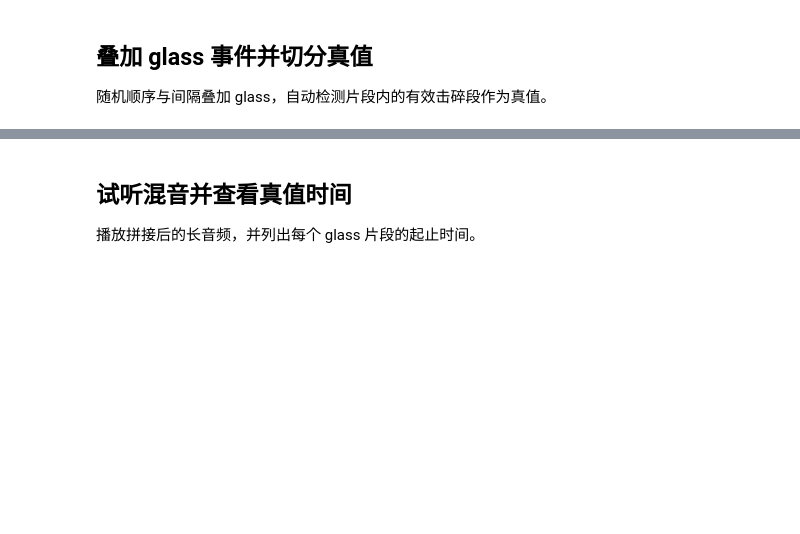
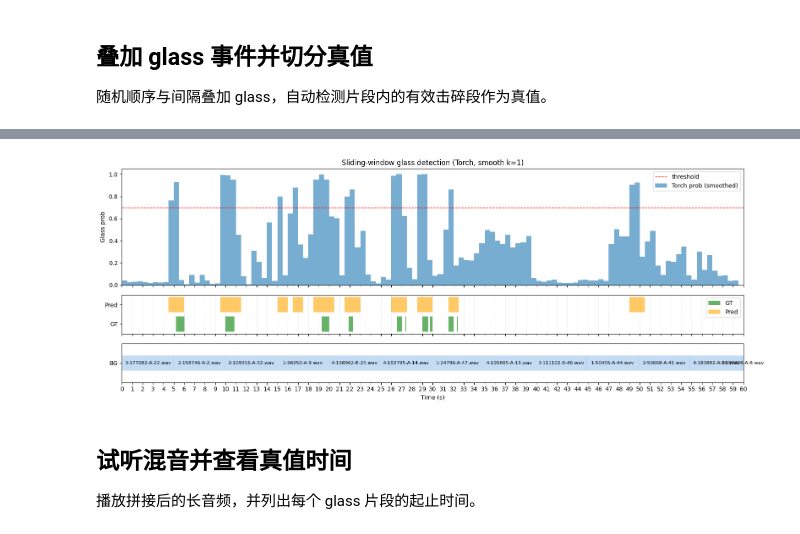
Before and after one commit to DaisioSK/ECS-DOT-Audio, a Jupyter notebook: case_study.ipynb, the cells around one changed output, grey strips where cells are left out. Saved outputs shown, nothing was run; the diff lists cells and outputs as text; code cells hidden in the pictures; blank space fills up the shorter version.

```diff
--- a/case_study.ipynb
+++ b/case_study.ipynb
@@ -158,0 +182,20 @@ GT | glass_ext_01 | 30.36-30.59s, SNR=8.6dB
+# %%
+device = torch.device("cuda" if torch.cuda.is_available() else "cpu")
+ckpt_path = Path("cache/experiments/tinyglassnet_best.pt")
+onnx_path = Path("cache/experiments/tinyglassnet_best.onnx")
+
+model, _ = load_torch_checkpoint(ckpt_path, device=device)
+torch_probs, _ = predict_glass_probs(batch, spans, model=model, device=device)
+
+torch_probs_smooth = smooth_probabilities(torch_probs, kernel_size=SMOOTH_K)
+
+onnx_probs = None
+max_delta = None
+if onnx_path.exists():
+    onnx_sess = create_onnx_session(onnx_path)
+    onnx_probs, _ = predict_glass_probs(batch, spans, session=onnx_sess, device="cpu")
+    max_delta = float(np.max(np.abs(np.array(torch_probs) - np.array(onnx_probs))))
+
+print(f"Torch probs range: {min(torch_probs):.3f}–{max(torch_probs):.3f} (smooth k={SMOOTH_K})")
+if onnx_probs is not None:
+    print(f"ONNX probs range: {min(onnx_probs):.3f}–{max(onnx_probs):.3f}, max delta {max_delta:.4f}")
@@ -159,3 +258,64 @@ GT | glass_ext_01 | 30.36-30.59s, SNR=8.6dB
+# %%
+import matplotlib.pyplot as plt
+import librosa
+import numpy as np
+
+starts = [s for s, _ in spans]
+fig, axes = plt.subplots(
+    3, 1, figsize=(16, 6), gridspec_kw={'height_ratios': [3, 1, 1]}, sharex=True
+)
+ax = axes[0]
+ax.bar(starts, torch_probs_smooth, width=WINDOW_HOP, align="edge", alpha=0.6, label="Torch prob (smoothed)")
+ax.axhline(THRESHOLD, color="red", linestyle="--", linewidth=1, label="threshold")
+ax.set_ylabel("Glass prob")
+ax.set_title(f"Sliding-window glass detection (Torch, smooth k={SMOOTH_K})")
+ax.legend(loc="upper right")
+ax.set_ylim(0, 1.05)
+
+# Timeline subplot for GT/Pred
+ax_t = axes[1]
+pred_spans = [(ev["start"], ev["end"] - ev["start"]) for ev in pred_events]
+gt_spans = [(ev.start, ev.end - ev.start) for ev in gt_events]
+ax_t.broken_barh(gt_spans, (0.05, 0.4), facecolors="green", alpha=0.6, label="GT")
+ax_t.broken_barh(pred_spans, (0.55, 0.4), facecolors="orange", alpha=0.6, label="Pred")
+ax_t.set_ylim(0, 1)
+ax_t.set_yticks([0.25, 0.75])
+ax_t.set_yticklabels(["GT", "Pred"])
+ax_t.grid(True, axis="x", linestyle=":", alpha=0.4)
+ax_t.legend(loc="upper right")
+
+# Background track timeline
+ax_b = axes[2]
+bg_spans = []
+cursor = 0.0
+crossfade_s = CROSSFADE_MS / 1000.0
+bed_limit = len(background_bed) / SR
+for spec in background_specs:
+    y, _ = librosa.load(spec.path, sr=SR)
+    dur = len(y) / SR
+    start = cursor
+    end = start + dur
+    if start >= bed_limit:
+        break
+    bg_spans.append((start, min(dur, bed_limit - start), spec.path.name))
+    cursor = end - crossfade_s
+
+for (start, dur, name) in bg_spans:
+    ax_b.broken_barh([(start, dur)], (0.3, 0.4), facecolors="#aaccee", alpha=0.7)
+    ax_b.text(start + dur / 2, 0.5, name, ha='center', va='center', fontsize=8)
+ax_b.set_ylim(0, 1)
+ax_b.set_yticks([0.5])
+ax_b.set_yticklabels(["BG"])
+ax_b.set_xlabel("Time (s)")
+max_time = spans[-1][1] if spans else bed_limit
+xticks = np.arange(0, max(max_time, bed_limit) + 1, 1)
+ax_b.set_xticks(xticks)
+for axx in axes:
+    axx.set_xlim(0, max(max_time, bed_limit))
+
+plt.tight_layout()
+# %% [output]
+[figure, added]
 # %% [markdown]
 ## 试听混音并查看真值时间
 播放拼接后的长音频，并列出每个 glass 片段的起止时间。
```
Also changed, not shown: parts of 19 cells of this notebook, 4 other files.
